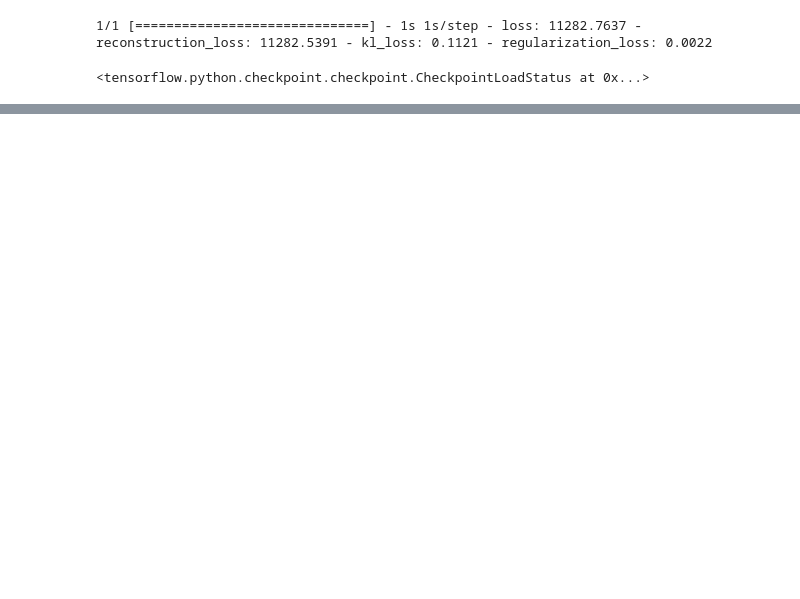
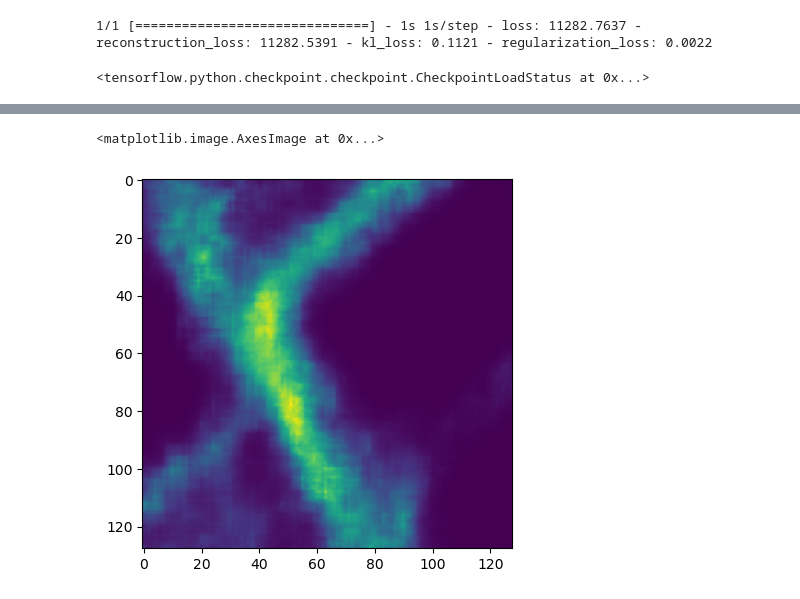
Before and after one commit to joaoboger/TechnicalChallenge_GenerativeAI, a Jupyter notebook: source/train.ipynb, the cells around one changed output, grey strips where cells are left out. Saved outputs shown, nothing was run; the diff lists cells and outputs as text; code cells hidden in the pictures; blank space fills up the shorter version.

```diff
--- a/source/train.ipynb
+++ b/source/train.ipynb
@@ -54,6 +57,6 @@ class Sampling(layers.Layer):
 # %%
 # Define the encoder network
-latent_dim = 50
+latent_dim = 100
 
 encoder_inputs = tf.keras.Input(shape=(128, 128, 1))
 x = layers.Conv2D(32, 3, strides=2, activation="relu", padding="same")(encoder_inputs)
@@ -148,7 +153,7 @@ class VAE(keras.Model):
             mean_loss = tf.reduce_mean(tf.square(z_mean))
             cov_loss = tf.reduce_mean(tf.exp(z_log_var)- z_log_var - 1)
             regularization_loss = mean_loss + cov_loss
-            total_loss = reconstruction_loss + kl_loss + 50 * regularization_loss
+            total_loss = reconstruction_loss + kl_loss + regularization_loss
         grads = tape.gradient(total_loss, self.trainable_weights)
         self.optimizer.apply_gradients(zip(grads, self.trainable_weights))
         self.total_loss_tracker.update_state(total_loss)
@@ -219,6 +228,6 @@ new_model.load_weights("models/test_saving_vae")
 # %%
 # Generate new images from random latent vectors
-num_images = 10  # Number of images to generate
+num_images = 30  # Number of images to generate
 random_latent_vectors = tf.random.normal(shape=(num_images, latent_dim))
 generated_images = vae.decoder.predict(random_latent_vectors)
 # %% [output]
@@ -225,0 +235,5 @@ generated_images = vae.decoder.predict(random_latent_vectors)
+# %%
+plt.imshow(generated_images[0])
+# %% [output]
+<matplotlib.image.AxesImage at 0x...>
+[figure, added]
```
Also changed, not shown: parts of 40 cells of this notebook, 2 other files.
